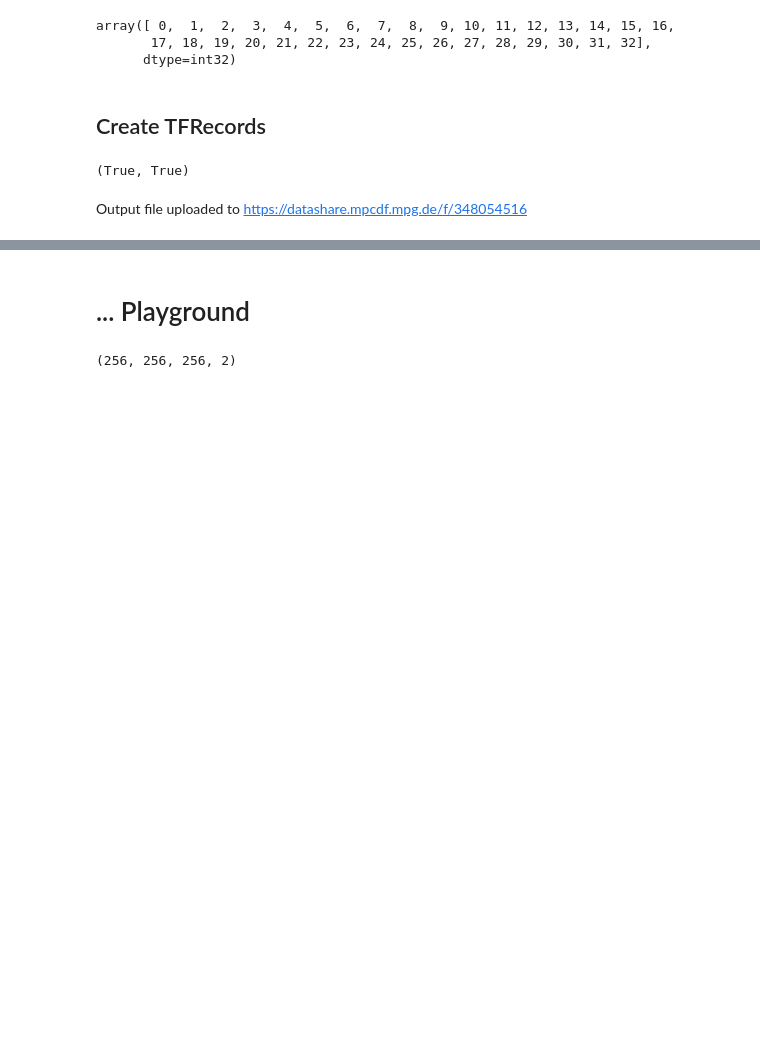
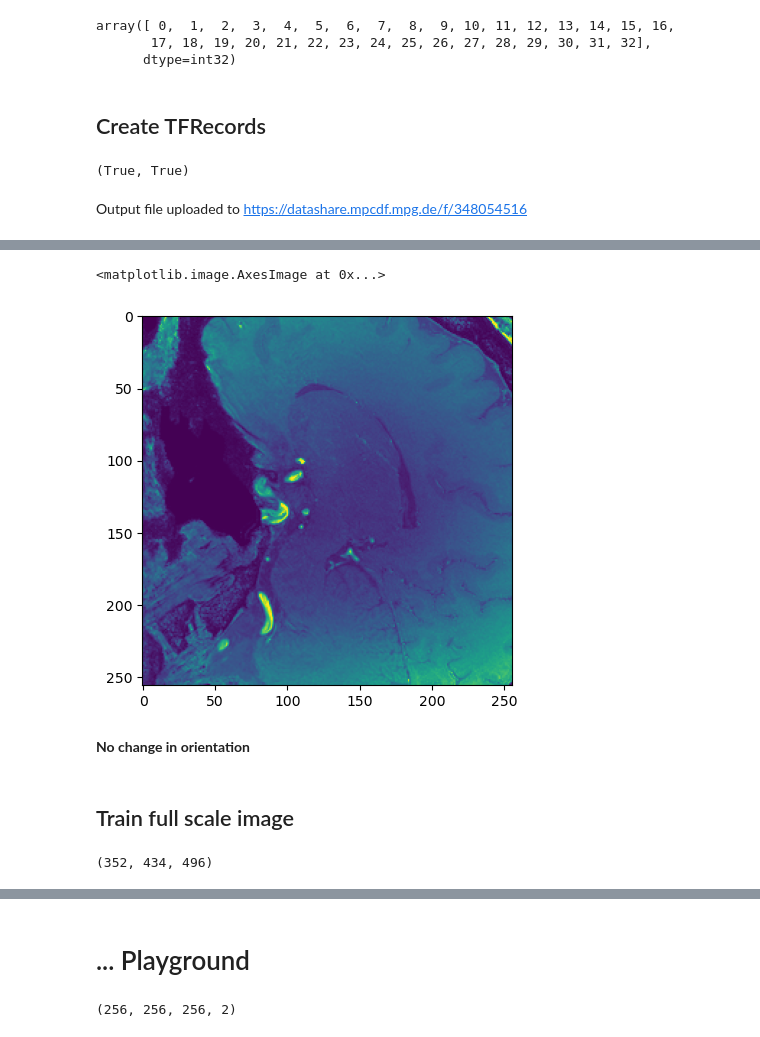
Before and after one commit to halirutan/SynthSeg, a Jupyter notebook: data/cbs/t1w_pdw_config/create_test_tfrecord.ipynb, the cells around one changed output, grey strips where cells are left out. Drawn from its saved outputs; the diff is of its cells as text; code cells hidden in the pictures; blank space fills up the shorter version.

```diff
--- a/data/cbs/t1w_pdw_config/create_test_tfrecord.ipynb
+++ b/data/cbs/t1w_pdw_config/create_test_tfrecord.ipynb
@@ -135,0 +151,9 @@ Output file uploaded to https://datashare.mpcdf.mpg.de/f/348054516
+# %%
+plt.imshow(image_hs[:,:,100,0])
+# %% [output]
+<matplotlib.image.AxesImage at 0x...>
+[figure, added]
+# %% [markdown]
+**No change in orientation**
+# %% [markdown]
+## Train full scale image
@@ -135,0 +167,4 @@ Output file uploaded to https://datashare.mpcdf.mpg.de/f/348054516
+# %%
+image_aligned.shape
+# %% [output]
+(352, 434, 496)
```
Also changed, not shown: parts of 32 cells of this notebook.
